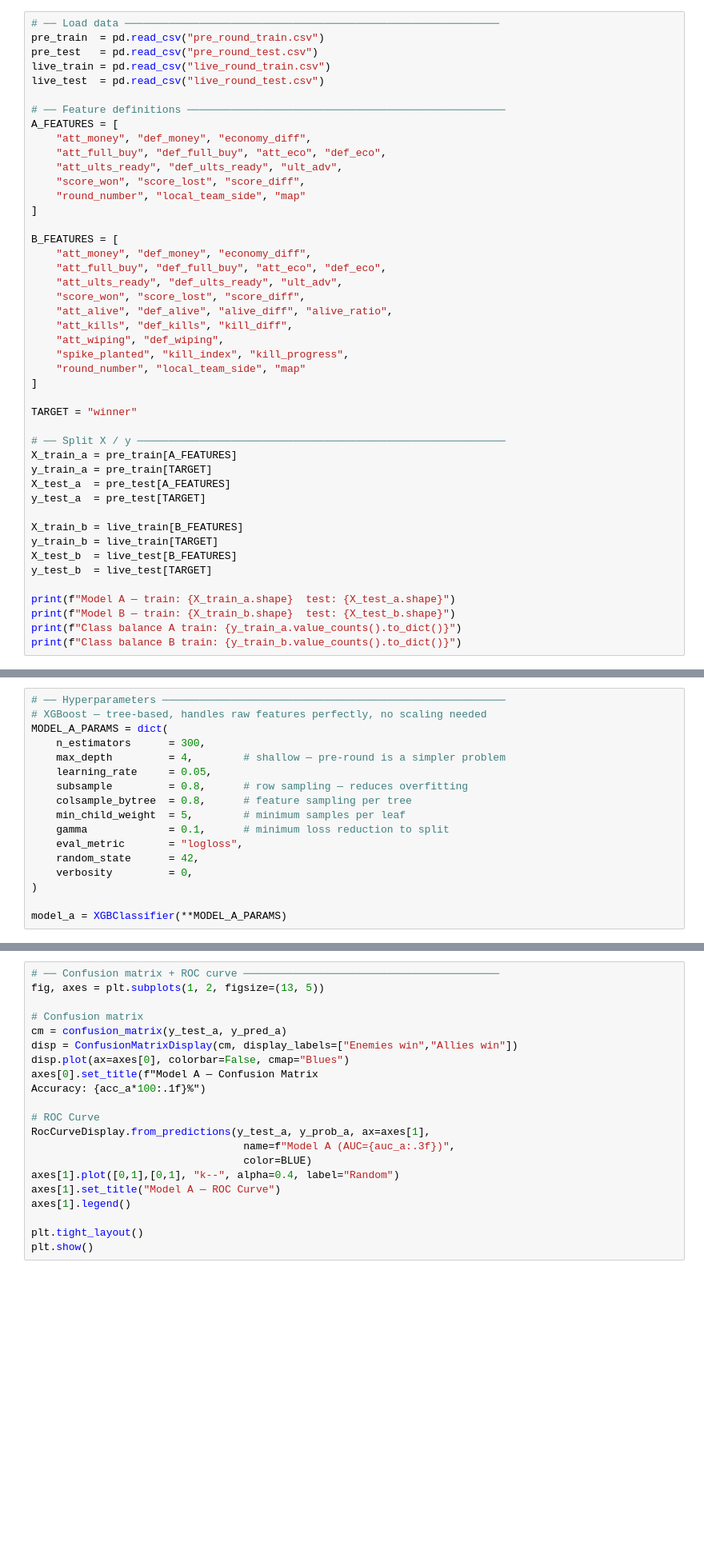
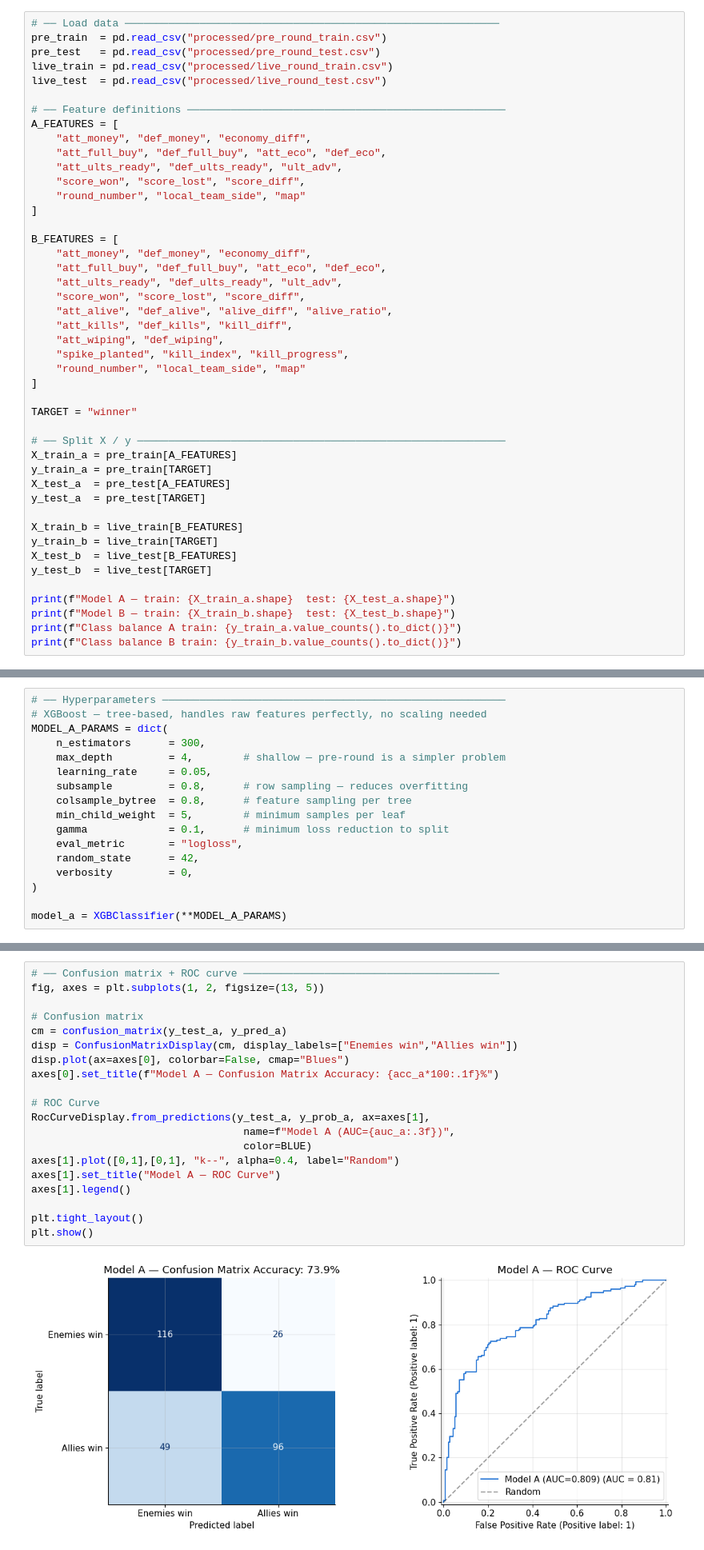
Before and after one commit to qsum99/valorant_round_prediction, a Jupyter notebook: sample-app/notebooks/train.ipynb, the cells around one changed output, grey strips where cells are left out. Shown at 80% size. Saved outputs shown, nothing was run; the diff lists cells and outputs as text; blank space fills up the shorter version.

Commit message:
model a and model b traing in prosses

```diff
--- a/sample-app/notebooks/train.ipynb
+++ b/sample-app/notebooks/train.ipynb
@@ -40,9 +46,9 @@ BLUE = "#2a78d6"; ORANGE = "#eb6834"; GREEN = "#1baf7a"; RED = "#e34948"
 # %%
 # ── Load data ────────────────────────────────────────────────────────────
-pre_train  = pd.read_csv("pre_round_train.csv")
-pre_test   = pd.read_csv("pre_round_test.csv")
-live_train = pd.read_csv("live_round_train.csv")
-live_test  = pd.read_csv("live_round_test.csv")
+pre_train  = pd.read_csv("processed/pre_round_train.csv")
+pre_test   = pd.read_csv("processed/pre_round_test.csv")
+live_train = pd.read_csv("processed/live_round_train.csv")
+live_test  = pd.read_csv("processed/live_round_test.csv")
 
 # ── Feature definitions ───────────────────────────────────────────────────
 A_FEATURES = [
@@ -136,24 +165,25 @@ print(classification_report(y_test_a, y_pred_a, target_names=["enemies win","all
 # %%
 # ── Confusion matrix + ROC curve ─────────────────────────────────────────
 fig, axes = plt.subplots(1, 2, figsize=(13, 5))
 
 # Confusion matrix
 cm = confusion_matrix(y_test_a, y_pred_a)
 disp = ConfusionMatrixDisplay(cm, display_labels=["Enemies win","Allies win"])
 disp.plot(ax=axes[0], colorbar=False, cmap="Blues")
-axes[0].set_title(f"Model A — Confusion Matrix
-Accuracy: {acc_a*100:.1f}%")
+axes[0].set_title(f"Model A — Confusion Matrix Accuracy: {acc_a*100:.1f}%")
 
 # ROC Curve
 RocCurveDisplay.from_predictions(y_test_a, y_prob_a, ax=axes[1],
                                   name=f"Model A (AUC={auc_a:.3f})",
                                   color=BLUE)
 axes[1].plot([0,1],[0,1], "k--", alpha=0.4, label="Random")
 axes[1].set_title("Model A — ROC Curve")
 axes[1].legend()
 
 plt.tight_layout()
 plt.show()
+# %% [output]
+[figure, added]
 # %% [markdown]
 ## 3. Train Model B — Live predictor
 # %%
```
Also changed, not shown: parts of 16 cells of this notebook, 1 other file.
